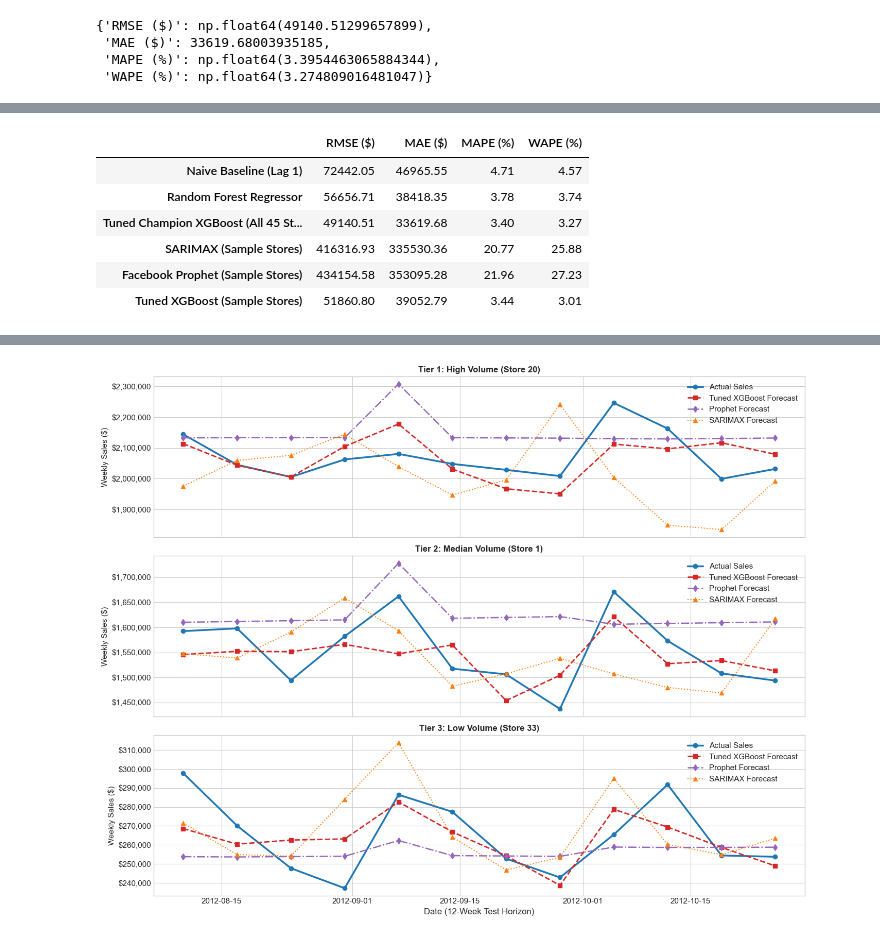
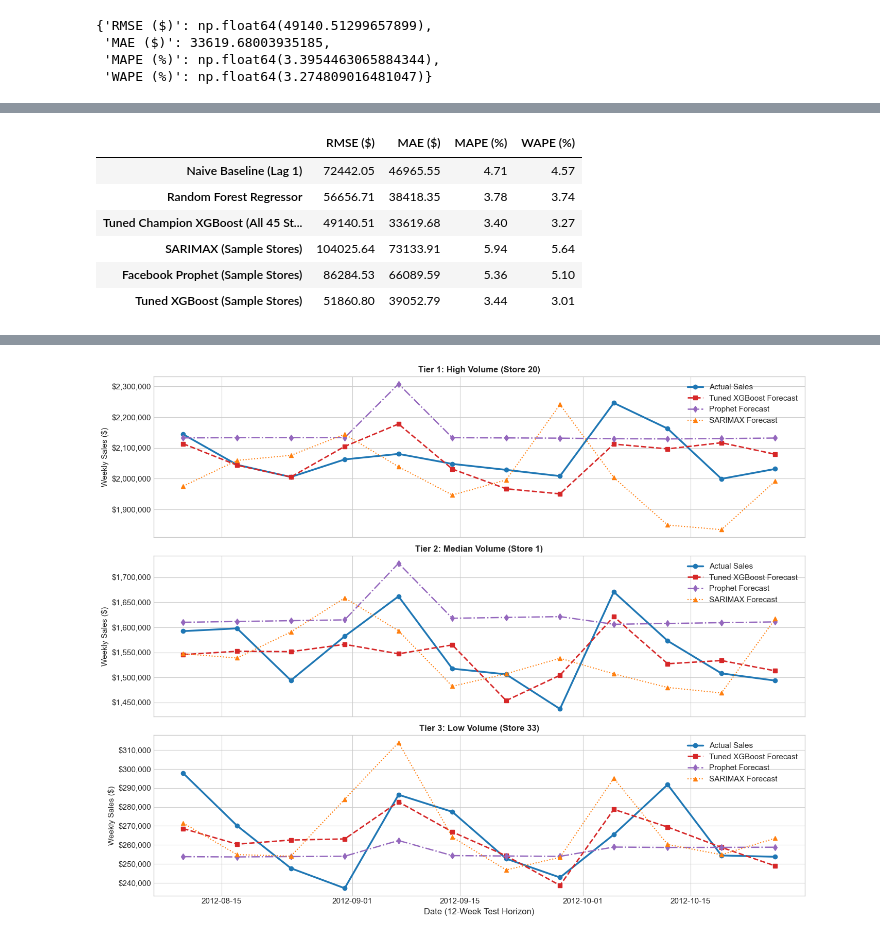
Before and after one commit to AmanBanik/capstone_DSAI_IITI, a Jupyter notebook: capstone_1_walmart/notebooks/01_walmart_sales_forecasting.ipynb, the cells around one changed output, grey strips where cells are left out. Cells and saved outputs as stored; diff of their text form; code cells hidden in the pictures.

```diff
--- a/capstone_1_walmart/notebooks/01_walmart_sales_forecasting.ipynb
+++ b/capstone_1_walmart/notebooks/01_walmart_sales_forecasting.ipynb
@@ -684,7 +694,7 @@ for s in sample_stores:
     )
     res_sar = model_sar.fit(disp=False)
     sarimax_preds[s] = res_sar.forecast(steps=12, exog=s_test[exog_cols]).values
-    joblib.dump(res_sar, MODELS_DIR / f'walmart_sarimax_store{s}_iter01.joblib')
+    joblib.dump(res_sar, MODELS_DIR / f'walmart_sarimax_store{s}_iter01.joblib', compress=3)
 # %%
 # Step 8.6: Model 5 - Train Facebook Prophet across representative store tiers
 prophet_preds = {}
@@ -714,32 +724,45 @@ for s in sample_stores:
 # %%
-# Step 8.7: Compile comparative model benchmark metrics table
-s_sample_indices = test_df[test_df['Store'].isin(sample_stores)].index
-y_test_sample = test_df.loc[s_sample_indices, 'Weekly_Sales'].values
-y_pred_sar_all = np.concatenate([sarimax_preds[s] for s in sample_stores])
-y_pred_proph_all = np.concatenate([prophet_preds[s] for s in sample_stores])
-y_pred_xgb_sample = y_pred_xgb[s_sample_indices]
-y_pred_rf_sample = y_pred_rf[s_sample_indices]
+# Step 8.7: Compile comparative model benchmark metrics table with aligned store partitions
+y_test_sample_list = []
+y_pred_xgb_sample_list = []
+y_pred_rf_sample_list = []
+y_pred_sar_list = []
+y_pred_proph_list = []
+
+for s in sample_stores:
+    s_idx = test_df[test_df['Store'] == s].sort_values('Date').index
+    y_test_sample_list.append(test_df.loc[s_idx, 'Weekly_Sales'].values)
+    y_pred_xgb_sample_list.append(y_pred_xgb[s_idx])
+    y_pred_rf_sample_list.append(y_pred_rf[s_idx])
+    y_pred_sar_list.append(sarimax_preds[s])
+    y_pred_proph_list.append(prophet_preds[s])
+
+y_test_sample = np.concatenate(y_test_sample_list)
+y_pred_xgb_sample = np.concatenate(y_pred_xgb_sample_list)
+y_pred_rf_sample = np.concatenate(y_pred_rf_sample_list)
+y_pred_sar_all = np.concatenate(y_pred_sar_list)
+y_pred_proph_all = np.concatenate(y_pred_proph_list)
 
 metrics_dict = {
     'Naive Baseline (Lag 1)': compute_metrics(y_test, y_pred_naive),
     'Random Forest Regressor': compute_metrics(y_test, y_pred_rf),
     'Tuned Champion XGBoost (All 45 Stores)': compute_metrics(y_test, y_pred_xgb),
     'SARIMAX (Sample Stores)': compute_metrics(y_test_sample, y_pred_sar_all),
     'Facebook Prophet (Sample Stores)': compute_metrics(y_test_sample, y_pred_proph_all),
     'Tuned XGBoost (Sample Stores)': compute_metrics(y_test_sample, y_pred_xgb_sample)
 }
 
 metrics_df = pd.DataFrame(metrics_dict).T.round(2)
 
 # Raw expression for Data Wrangler inspection
 metrics_df
 # %% [output]
 |  | RMSE ($) | MAE ($) | MAPE (%) | WAPE (%) |
 | Naive Baseline (Lag 1) | 72442.05 | 46965.55 | 4.71 | 4.57 |
 | Random Forest Regressor | 56656.71 | 38418.35 | 3.78 | 3.74 |
 | Tuned Champion XGBoost (All 45 St... | 49140.51 | 33619.68 | 3.40 | 3.27 |
-| SARIMAX (Sample Stores) | 416316.93 | 335530.36 | 20.77 | 25.88 |
-| Facebook Prophet (Sample Stores) | 434154.58 | 353095.28 | 21.96 | 27.23 |
+| SARIMAX (Sample Stores) | 104025.64 | 73133.91 | 5.94 | 5.64 |
+| Facebook Prophet (Sample Stores) | 86284.53 | 66089.59 | 5.36 | 5.10 |
 | Tuned XGBoost (Sample Stores) | 51860.80 | 39052.79 | 3.44 | 3.01 |
 # %% [markdown]
 ### Interpretation: Comparative Model Performance & Algorithmic Rationale
```
Also changed, not shown: parts of 13 cells of this notebook, 7 other files.
